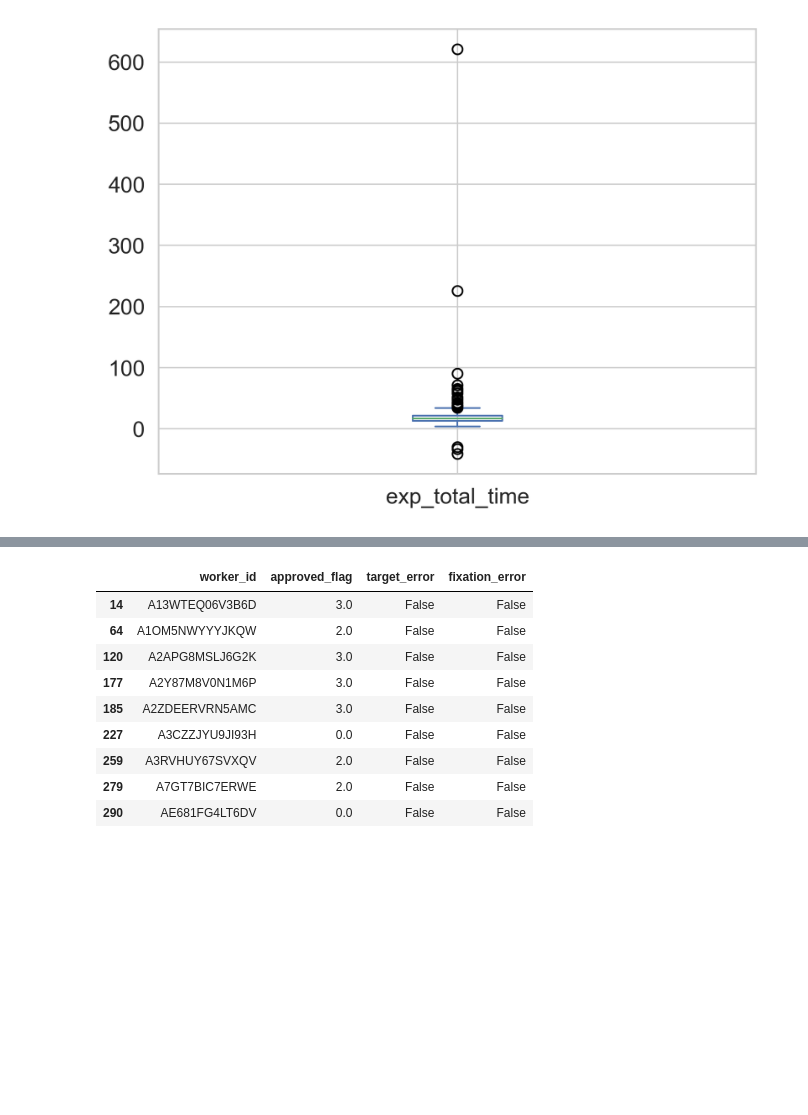
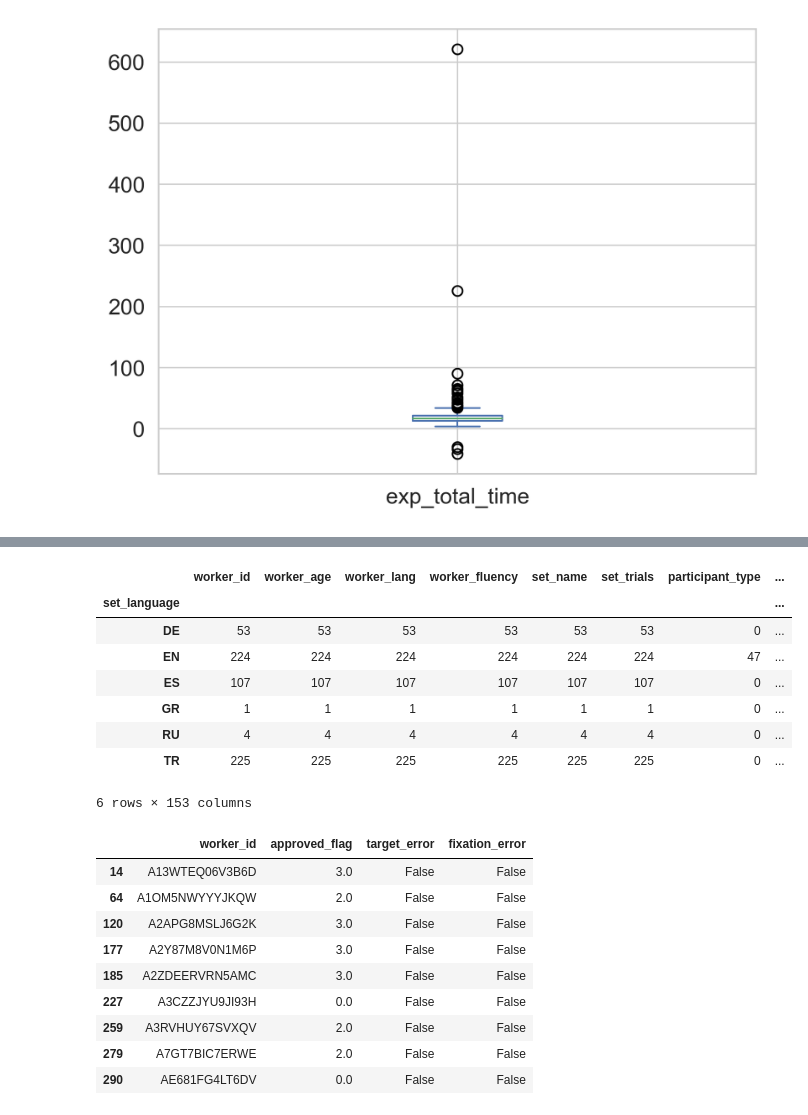
Before and after one commit to tfnribeiro/WebQAmGaze, a Jupyter notebook: scripts/DataAnalysisV2.ipynb, the cells around one changed output, grey strips where cells are left out. Cells and saved outputs as stored; diff of their text form; code cells hidden in the pictures; blank space fills up the shorter version.

```diff
--- a/scripts/DataAnalysisV2.ipynb
+++ b/scripts/DataAnalysisV2.ipynb
@@ -201,3 +213,15 @@ data_filtered.shape
+# %%
+all_data.groupby("set_language").count()
+# %% [output]
+|  | worker_id | worker_age | worker_lang | worker_fluency | set_name | set_trials | participant_type | ... |
+| set_language |  |  |  |  |  |  |  | ... |
+| DE | 53 | 53 | 53 | 53 | 53 | 53 | 0 | ... |
+| EN | 224 | 224 | 224 | 224 | 224 | 224 | 47 | ... |
+| ES | 107 | 107 | 107 | 107 | 107 | 107 | 0 | ... |
+| GR | 1 | 1 | 1 | 1 | 1 | 1 | 0 | ... |
+| RU | 4 | 4 | 4 | 4 | 4 | 4 | 0 | ... |
+| TR | 225 | 225 | 225 | 225 | 225 | 225 | 0 | ... |
+6 rows × 153 columns
 # %%
 all_data[all_data["set_name"] == "mturk_EN_v04"][["worker_id", "approved_flag", "target_error", "fixation_error"]]
 # %% [output]
```
Also changed, not shown: parts of 38 cells of this notebook, 1 other file.
